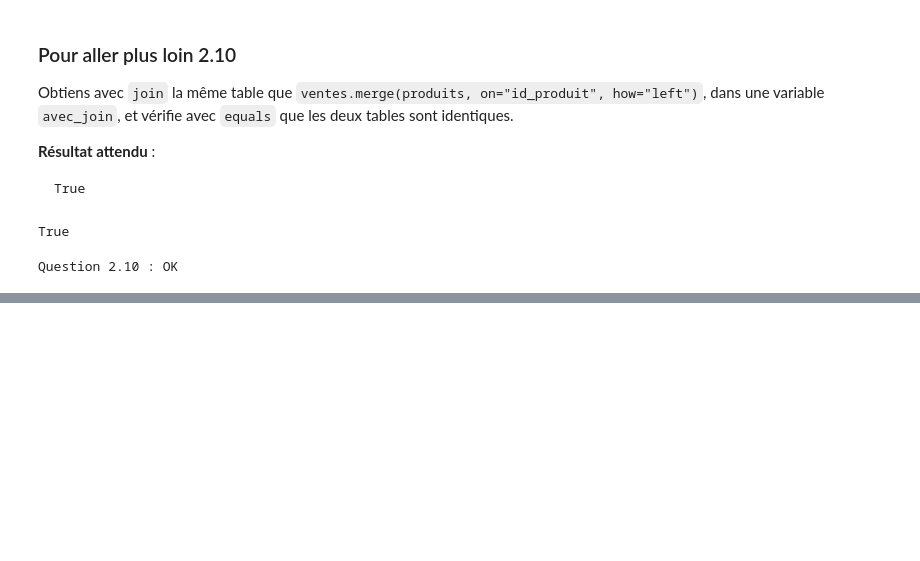
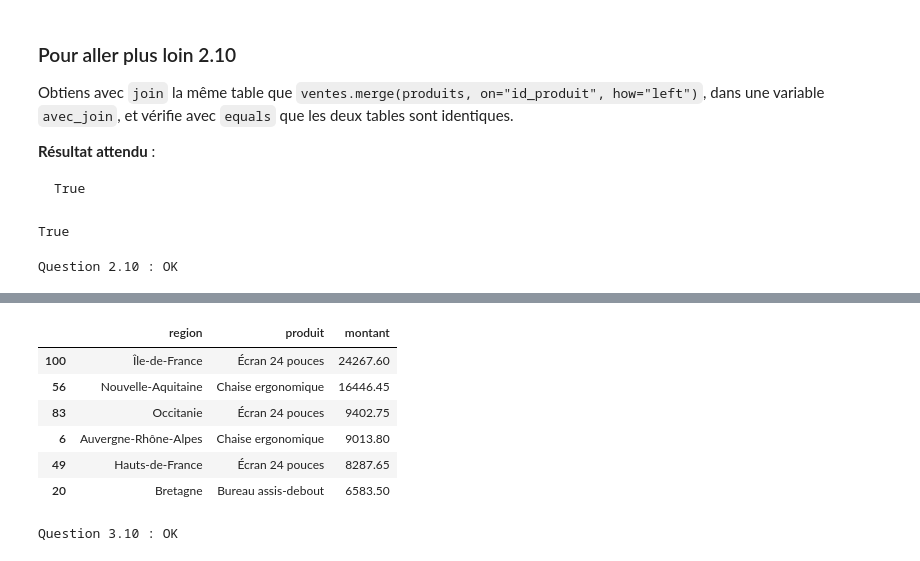
Before and after one commit to ardev2/formation-analyse-donnees-python, a Jupyter notebook: corrections/exercices/tp03-indicateurs/tp03_corrige.ipynb, the cells around one changed output, grey strips where cells are left out. Drawn from its saved outputs; the diff is of its cells as text; code cells hidden in the pictures; blank space fills up the shorter version.

```diff
--- a/corrections/exercices/tp03-indicateurs/tp03_corrige.ipynb
+++ b/corrections/exercices/tp03-indicateurs/tp03_corrige.ipynb
@@ -854,0 +1244,31 @@ Question 2.10 : OK
+# %%
+ca_region_produit = df.groupby(["region", "produit"], as_index=False)["montant"].sum()
+meilleur_produit = (
+    ca_region_produit
+    .sort_values("montant", ascending=False)
+    .groupby("region")
+    .head(1)
+)
+meilleur_produit.round(2)
+# %% [output]
+|  | region | produit | montant |
+| 100 | Île-de-France | Écran 24 pouces | 24267.60 |
+| 56 | Nouvelle-Aquitaine | Chaise ergonomique | 16446.45 |
+| 83 | Occitanie | Écran 24 pouces | 9402.75 |
+| 6 | Auvergne-Rhône-Alpes | Chaise ergonomique | 9013.80 |
+| 49 | Hauts-de-France | Écran 24 pouces | 8287.65 |
+| 20 | Bretagne | Bureau assis-debout | 6583.50 |
+# %%
+# Vérification
+assert len(meilleur_produit) == 6, "une ligne par région"
+assert dict(zip(meilleur_produit["region"], meilleur_produit["produit"])) == {
+    "Île-de-France": "Écran 24 pouces",
+    "Nouvelle-Aquitaine": "Chaise ergonomique",
+    "Occitanie": "Écran 24 pouces",
+    "Auvergne-Rhône-Alpes": "Chaise ergonomique",
+    "Hauts-de-France": "Écran 24 pouces",
+    "Bretagne": "Bureau assis-debout",
+}, "trie par montant décroissant avant de garder la première ligne de chaque région"
+print("Question 3.10 : OK")
+# %% [output]
+Question 3.10 : OK
```
Also changed, not shown: parts of 48 cells of this notebook.
